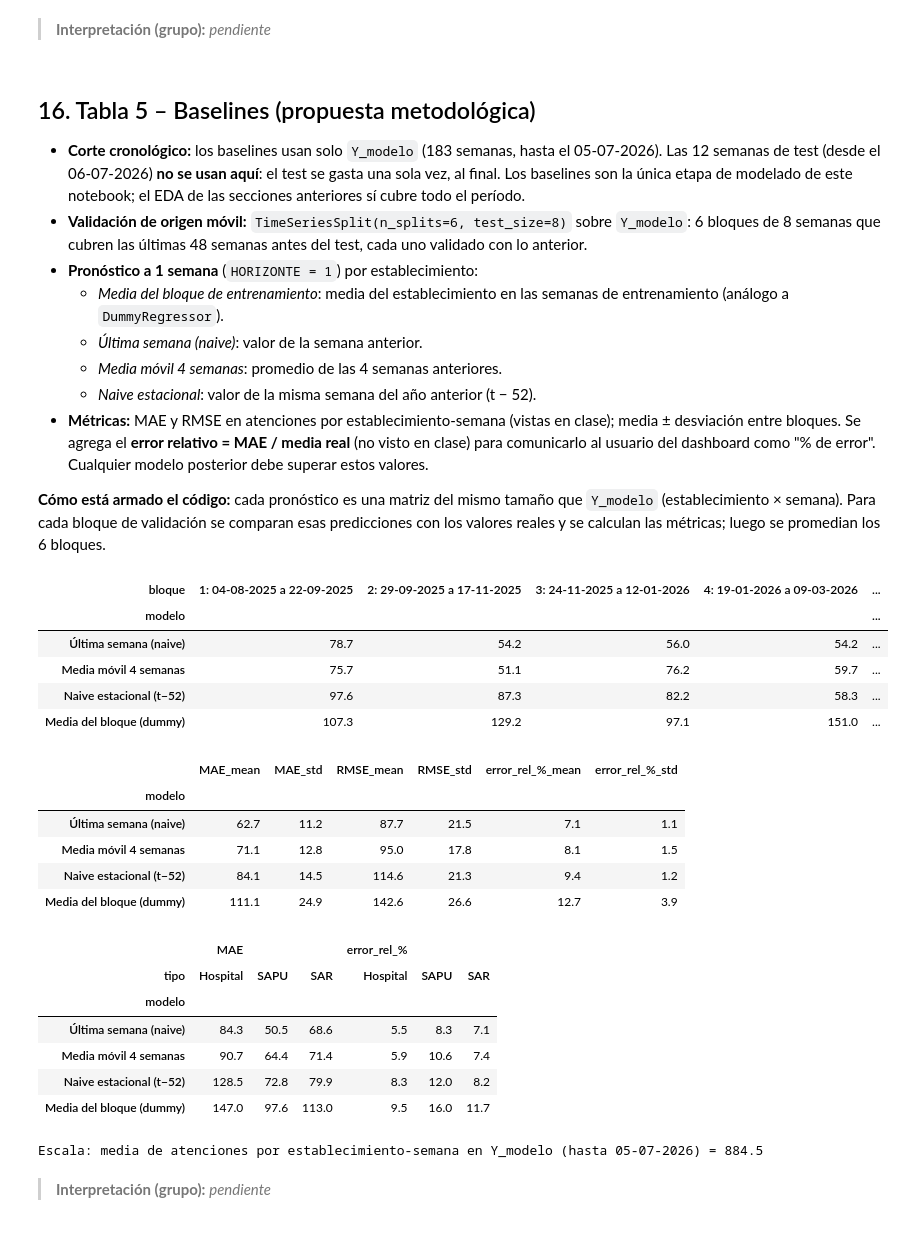
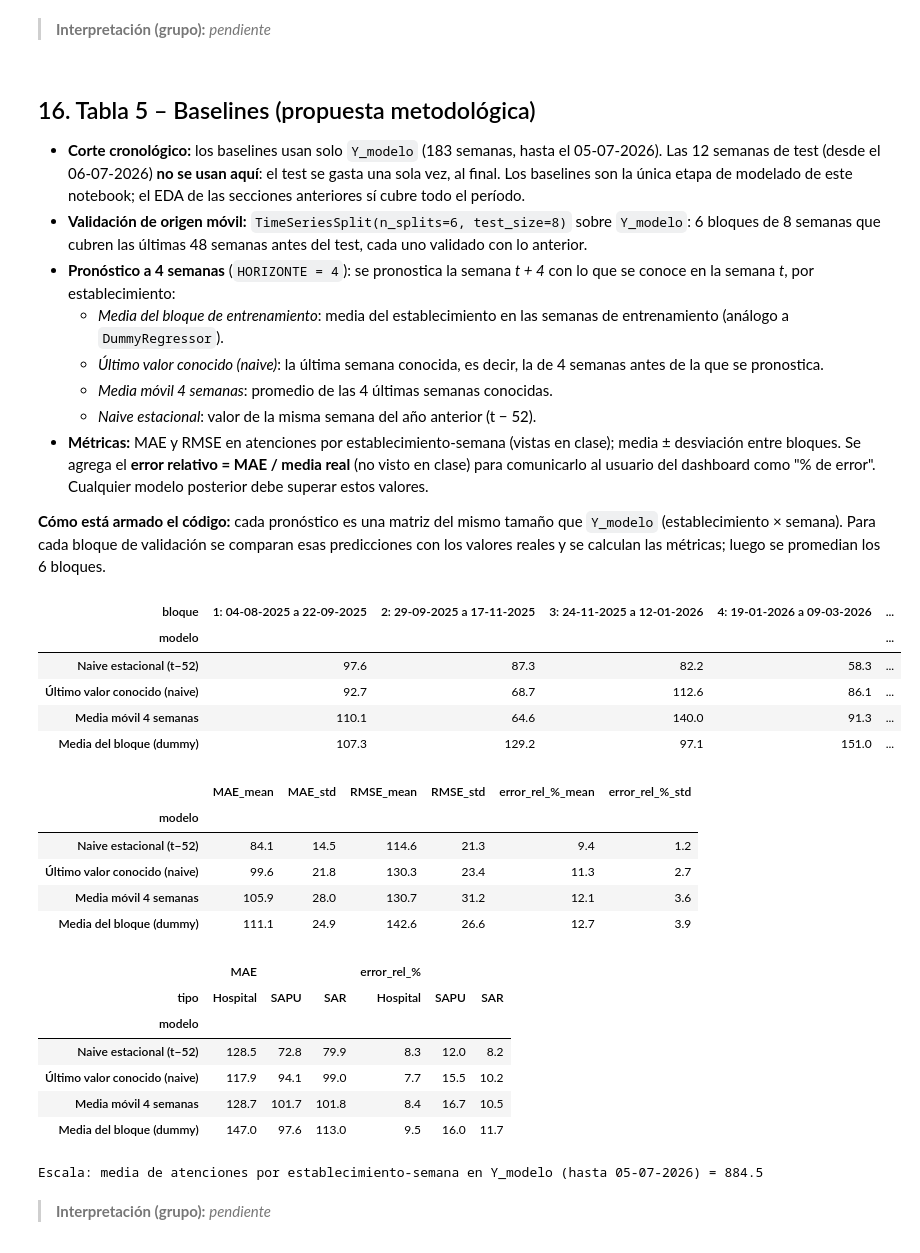
Before and after one commit to crizcar/ML_TrabajoSemestral, a Jupyter notebook: Trabajo_V2.ipynb, the cells around one changed output. Drawn from its saved outputs; the diff is of its cells as text; code cells hidden in the pictures.

```diff
--- a/Trabajo_V2.ipynb
+++ b/Trabajo_V2.ipynb
@@ -111,7 +111,7 @@ ID_EQUIVALENTE = {"19-912": "201018"}   # SAR Los Cerros: 19-912 en 2023, 201018
 # Causas: el archivo mezcla totales, subtotales y detalle, por eso se elige una sola
 ID_OBJETIVO = 1        # SECCIÓN 1. TOTAL ATENCIONES DE URGENCIA (provisional, por validar)
 ID_RESP = 2            # TOTAL CAUSAS SISTEMA RESPIRATORIO
-HORIZONTE = 1          # semanas hacia adelante (por validar)
+HORIZONTE = 4          # semanas hacia adelante: se pronostica la semana t+4 con lo conocido en t (por validar)
 
 # ---- Columnas del archivo ----
 BANDAS = ["Menores_1", "De_1_a_4", "De_5_a_14", "De_15_a_64", "De_65_y_mas"]   # edades; suman Total
@@ -1071,10 +1071,10 @@ Participación por banda etaria (%): {'Menores_1': 1.9, 'De_1_a_4': 7.4, 'De_5_a
 
 - **Corte cronológico:** los baselines usan solo `Y_modelo` (183 semanas, hasta el 05-07-2026). Las 12 semanas de test (desde el 06-07-2026) **no se usan aquí**: el test se gasta una sola vez, al final. Los baselines son la única etapa de modelado de este notebook; el EDA de las secciones anteriores sí cubre todo el período.
 - **Validación de origen móvil:** `TimeSeriesSplit(n_splits=6, test_size=8)` sobre `Y_modelo`: 6 bloques de 8 semanas que cubren las últimas 48 semanas antes del test, cada uno validado con lo anterior.
-- **Pronóstico a 1 semana** (`HORIZONTE = 1`) por establecimiento:
+- **Pronóstico a 4 semanas** (`HORIZONTE = 4`): se pronostica la semana *t + 4* con lo que se conoce en la semana *t*, por establecimiento:
   - *Media del bloque de entrenamiento*: media del establecimiento en las semanas de entrenamiento (análogo a `DummyRegressor`).
-  - *Última semana (naive)*: valor de la semana anterior.
-  - *Media móvil 4 semanas*: promedio de las 4 semanas anteriores.
+  - *Último valor conocido (naive)*: la última semana conocida, es decir, la de 4 semanas antes de la que se pronostica.
+  - *Media móvil 4 semanas*: promedio de las 4 últimas semanas conocidas.
   - *Naive estacional*: valor de la misma semana del año anterior (t − 52).
 - **Métricas:** MAE y RMSE en atenciones por establecimiento-semana (vistas en clase); media ± desviación entre bloques. Se agrega el **error relativo = MAE / media real** (no visto en clase) para comunicarlo al usuario del dashboard como "% de error". Cualquier modelo posterior debe superar estos valores.
 
@@ -1084,7 +1084,7 @@ semanas = Y_modelo.columns
 
 # Pronósticos que no dependen del bloque: usan solo valores anteriores de la misma serie
 pronosticos_simples = {
-    "Última semana (naive)": Y_modelo.shift(HORIZONTE, axis=1),
+    "Último valor conocido (naive)": Y_modelo.shift(HORIZONTE, axis=1),
     "Media móvil 4 semanas": Y_modelo.T.shift(HORIZONTE).rolling(4).mean().T,
     "Naive estacional (t−52)": Y_modelo.shift(52, axis=1),
 }
@@ -1125,45 +1125,45 @@ for k, (i_entrenamiento, i_validacion) in enumerate(tscv.split(semanas), start=1
 bloques = pd.DataFrame(registros)
 tabla5 = bloques.groupby("modelo", sort=False)[["MAE", "RMSE", "error_rel_%"]].agg(["mean", "std"]).round(1)
 tabla5.columns = [f"{metrica}_{estadistico}" for metrica, estadistico in tabla5.columns]
 tabla5 = tabla5.sort_values("MAE_mean")
 guardar_tabla(tabla5, "tabla5_baselines")
 
 
 def resumen_error(grupo):
     """MAE y error relativo (suma de errores / suma de reales) de un grupo de predicciones."""
     return pd.Series({"MAE": grupo["error_abs"].mean(),
                       "error_rel_%": 100 * grupo["error_abs"].sum() / grupo["real"].sum()})
 
 
 # Tabla 5b: error de cada modelo por tipo de establecimiento
 errores = pd.concat(errores).join(info_est["tipo"], on="IdEstablecimiento")
 tabla5b = errores.groupby(["modelo", "tipo"]).apply(resumen_error).round(1).unstack("tipo")
 tabla5b = tabla5b.loc[tabla5.index]
 guardar_tabla(tabla5b, "tabla5b_baselines_por_tipo")
 
 display(bloques.pivot(index="modelo", columns="bloque", values="MAE").round(1).loc[tabla5.index])
 display(tabla5)
 display(tabla5b)
 print(f"Escala: media de atenciones por establecimiento-semana en Y_modelo (hasta {INICIO_TEST_SEMANA - pd.Timedelta(days=1):%d-%m-%Y}) = {Y_modelo.stack().mean():.1f}")
 # %% [output]
 | bloque | 1: 04-08-2025 a 22-09-2025 | 2: 29-09-2025 a 17-11-2025 | 3: 24-11-2025 a 12-01-2026 | 4: 19-01-2026 a 09-03-2026 | ... |
 | modelo |  |  |  |  | ... |
-| Última semana (naive) | 78.7 | 54.2 | 56.0 | 54.2 | ... |
-| Media móvil 4 semanas | 75.7 | 51.1 | 76.2 | 59.7 | ... |
 | Naive estacional (t−52) | 97.6 | 87.3 | 82.2 | 58.3 | ... |
+| Último valor conocido (naive) | 92.7 | 68.7 | 112.6 | 86.1 | ... |
+| Media móvil 4 semanas | 110.1 | 64.6 | 140.0 | 91.3 | ... |
 | Media del bloque (dummy) | 107.3 | 129.2 | 97.1 | 151.0 | ... |
 |  | MAE_mean | MAE_std | RMSE_mean | RMSE_std | error_rel_%_mean | error_rel_%_std |
 | modelo |  |  |  |  |  |  |
-| Última semana (naive) | 62.7 | 11.2 | 87.7 | 21.5 | 7.1 | 1.1 |
-| Media móvil 4 semanas | 71.1 | 12.8 | 95.0 | 17.8 | 8.1 | 1.5 |
 | Naive estacional (t−52) | 84.1 | 14.5 | 114.6 | 21.3 | 9.4 | 1.2 |
+| Último valor conocido (naive) | 99.6 | 21.8 | 130.3 | 23.4 | 11.3 | 2.7 |
+| Media móvil 4 semanas | 105.9 | 28.0 | 130.7 | 31.2 | 12.1 | 3.6 |
 | Media del bloque (dummy) | 111.1 | 24.9 | 142.6 | 26.6 | 12.7 | 3.9 |
 |  | MAE |  |  | error_rel_% |  |  |
 | tipo | Hospital | SAPU | SAR | Hospital | SAPU | SAR |
 | modelo |  |  |  |  |  |  |
-| Última semana (naive) | 84.3 | 50.5 | 68.6 | 5.5 | 8.3 | 7.1 |
-| Media móvil 4 semanas | 90.7 | 64.4 | 71.4 | 5.9 | 10.6 | 7.4 |
 | Naive estacional (t−52) | 128.5 | 72.8 | 79.9 | 8.3 | 12.0 | 8.2 |
+| Último valor conocido (naive) | 117.9 | 94.1 | 99.0 | 7.7 | 15.5 | 10.2 |
+| Media móvil 4 semanas | 128.7 | 101.7 | 101.8 | 8.4 | 16.7 | 10.5 |
 | Media del bloque (dummy) | 147.0 | 97.6 | 113.0 | 9.5 | 16.0 | 11.7 |
 Escala: media de atenciones por establecimiento-semana en Y_modelo (hasta 05-07-2026) = 884.5
 # %% [markdown]
```
Also changed, not shown: parts of 10 cells of this notebook, 1 other file.
